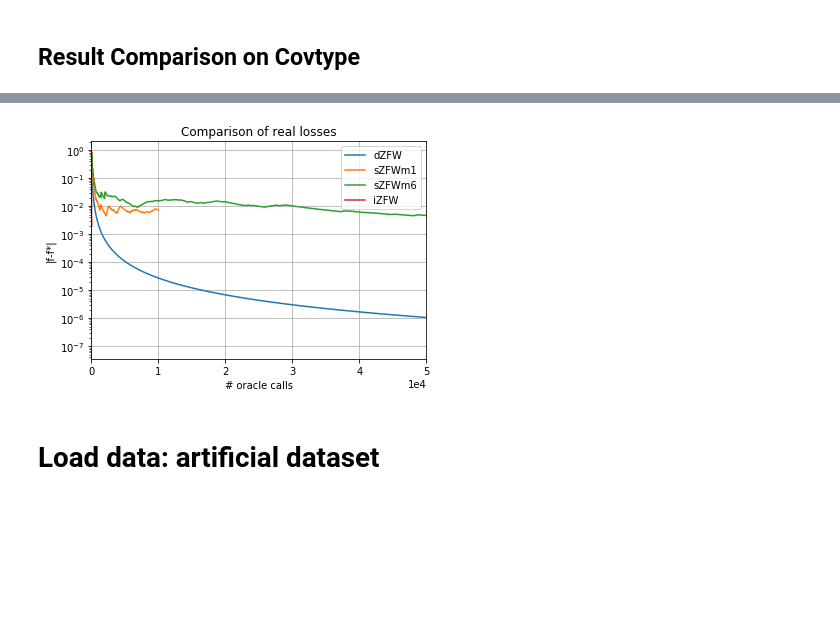
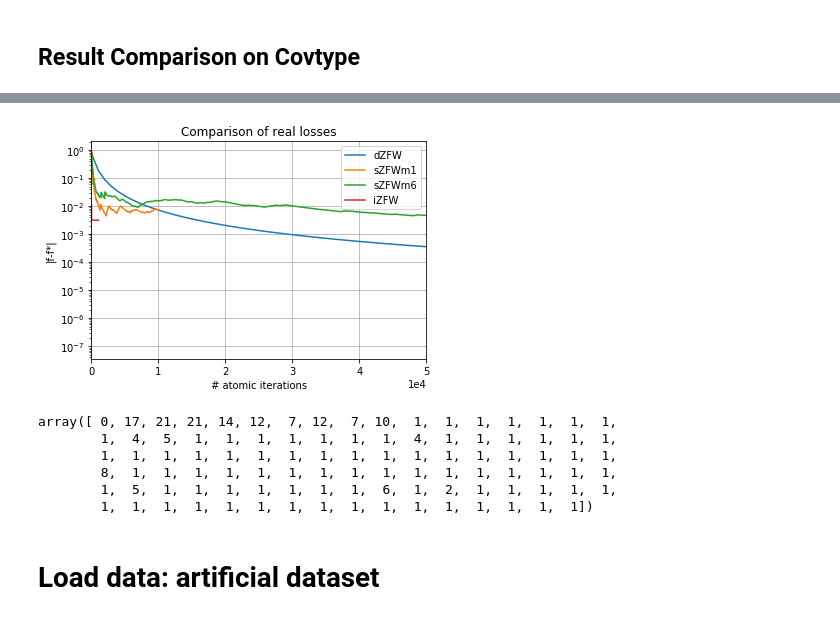
Before and after one commit to liacov/OPTproj, a Jupyter notebook: notebooks/LassoRegression.ipynb, the cells around one changed output, grey strips where cells are left out. Cells and saved outputs as stored; diff of their text form; code cells hidden in the pictures; blank space fills up the shorter version.

```diff
--- a/notebooks/LassoRegression.ipynb
+++ b/notebooks/LassoRegression.ipynb
@@ -253,6 +244,7 @@ T = 2
 # %%
-f_inex = np.load('../Data/results/function_IZFW_lasso.npy') # data from cluster
-loss_inex = np.load('../Data/results/loss_IZFW_lasso.npy')
+f_inex = np.load('../Data/results/function_IZFW_lasso_long.npy') # data from cluster
+loss_inex = np.load('../Data/results/loss_IZFW_lasso_long.npy')
+inner_inex = np.load('../Data/results/inner_IZFW_lasso_long.npy')
 F_eval_inex = np.abs(f_inex/n - f_star)
 plt.plot(F_eval_inex)
 plt.yscale("log")
@@ -290,20 +282,29 @@ plt.grid()
 # %%
 m = lambda t: t * (t+1) / D * (d+3)
 
 plt.plot(range(1, len(F_evald)*d, d)[:-2000], F_evald[:-2000])
 plt.plot(range(0, len(F_evalsm1)*1, 1), F_evalsm1)
 plt.plot(range(0, len(F_evalsm6)*6, 6), F_evalsm6)
-plt.plot([m(t) for t in range(101)], F_eval_inex)
+plt.plot([m(t)+inner_inex[t] for t in range(101)], F_eval_inex)
 plt.ticklabel_format(axis="x", style="sci", scilimits=(0,0))
 plt.legend(('dZFW', 'sZFWm1', "sZFWm6", "iZFW"))
 plt.yscale("log")
 plt.title("Comparison of real losses")
-plt.xlabel("# oracle calls")
 plt.ylabel("|f-f*|")
+plt.xlabel("# atomic iterations")
 plt.xlim((0,50000))
 plt.grid()
 # %% [output]
-[figure, old version]
+[figure, new version]
+# %%
+inner_inex
+# %% [output]
+array([ 0, 17, 21, 21, 14, 12,  7, 12,  7, 10,  1,  1,  1,  1,  1,  1,  1,
+        1,  4,  5,  1,  1,  1,  1,  1,  1,  1,  4,  1,  1,  1,  1,  1,  1,
+        1,  1,  1,  1,  1,  1,  1,  1,  1,  1,  1,  1,  1,  1,  1,  1,  1,
+        8,  1,  1,  1,  1,  1,  1,  1,  1,  1,  1,  1,  1,  1,  1,  1,  1,
+        1,  5,  1,  1,  1,  1,  1,  1,  1,  6,  1,  2,  1,  1,  1,  1,  1,
+        1,  1,  1,  1,  1,  1,  1,  1,  1,  1,  1,  1,  1,  1,  1,  1])
 # %% [markdown]
 # Load data: artificial dataset
 # %%
```
Also changed, not shown: parts of 28 cells of this notebook, 13 other files.
